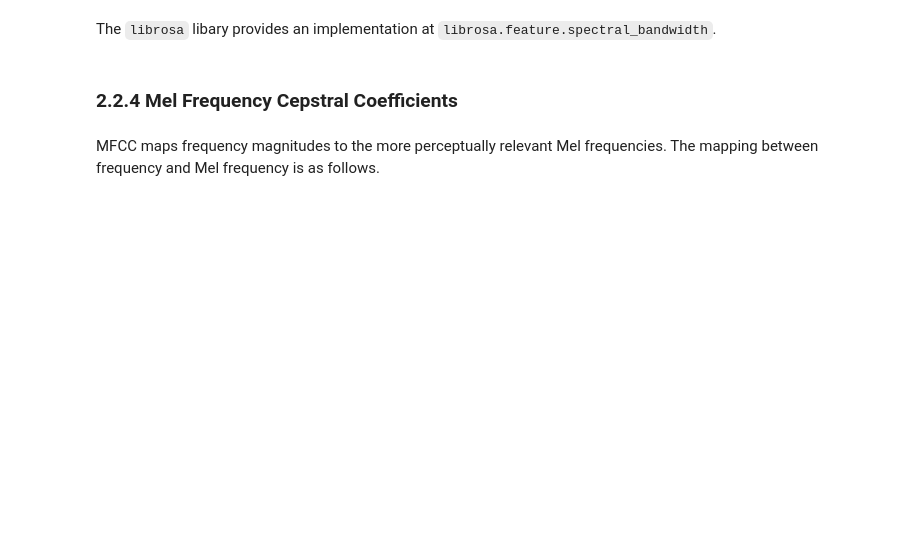
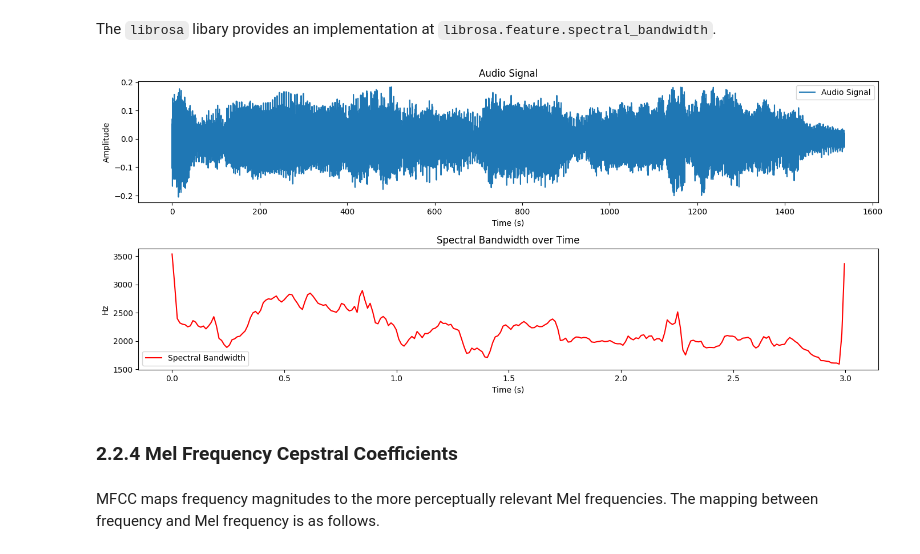
Before and after one commit to pdpau/Raga-Bhairavi-Pattern-Identification, a Jupyter notebook: code/notebooks/characterization/feature_extraction_modified.ipynb, the cells around one changed output. Saved outputs shown, nothing was run; the diff lists cells and outputs as text; code cells hidden in the pictures; blank space fills up the shorter version.

```diff
--- a/code/notebooks/characterization/feature_extraction_modified.ipynb
+++ b/code/notebooks/characterization/feature_extraction_modified.ipynb
@@ -283,6 +347,31 @@ The `librosa` libary provides an implementation at `librosa.feature.spectral_ban
 # import librosa implementation
 # %%
 # compute bandwidth for your signal
+spec_bw = librosa.feature.spectral_bandwidth(y=sample, sr=sampling_rate)[0]
+times = librosa.times_like(spec_bw, sr=sampling_rate)
+
+plt.figure(figsize=(14, 6))
+
+# Plot the audio signal
+plt.subplot(2, 1, 1)
+plt.plot(librosa.times_like(sample, sr=sampling_rate), sample, label='Audio Signal')
+plt.xlabel('Time (s)')
+plt.ylabel('Amplitude')
+plt.title('Audio Signal')
+plt.legend()
+
+# Plot the spectral bandwidth
+plt.subplot(2, 1, 2)
+plt.plot(times, spec_bw, label='Spectral Bandwidth', color='red')
+plt.xlabel('Time (s)')
+plt.ylabel('Hz')
+plt.title('Spectral Bandwidth over Time')
+plt.legend()
+
+plt.tight_layout()
+plt.show()
+# %% [output]
+[figure, added]
 # %% [markdown]
 ### 2.2.4 Mel Frequency Cepstral Coefficients
 # %% [markdown]
```
Also changed, not shown: parts of 10 cells of this notebook, 2 other files.
